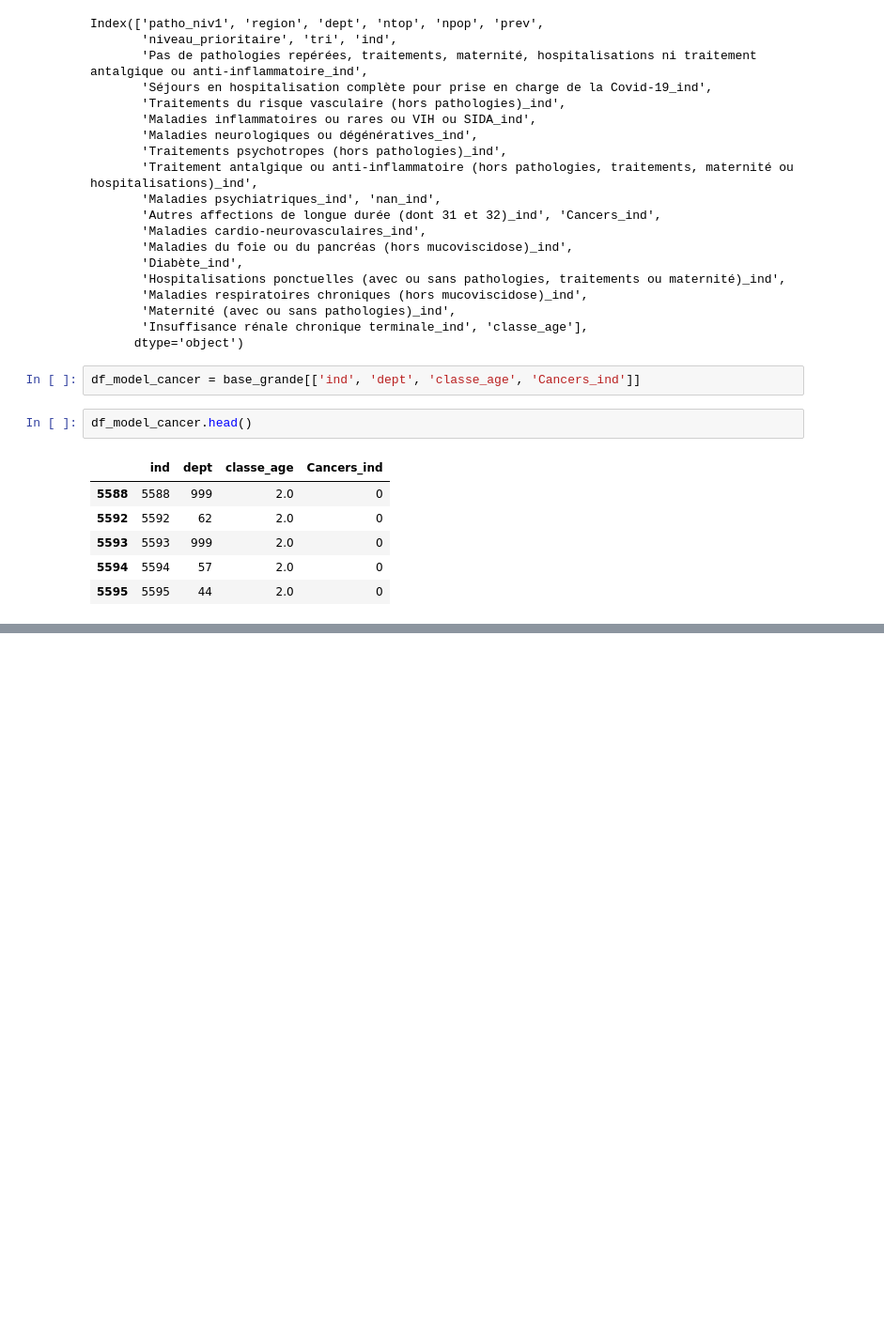
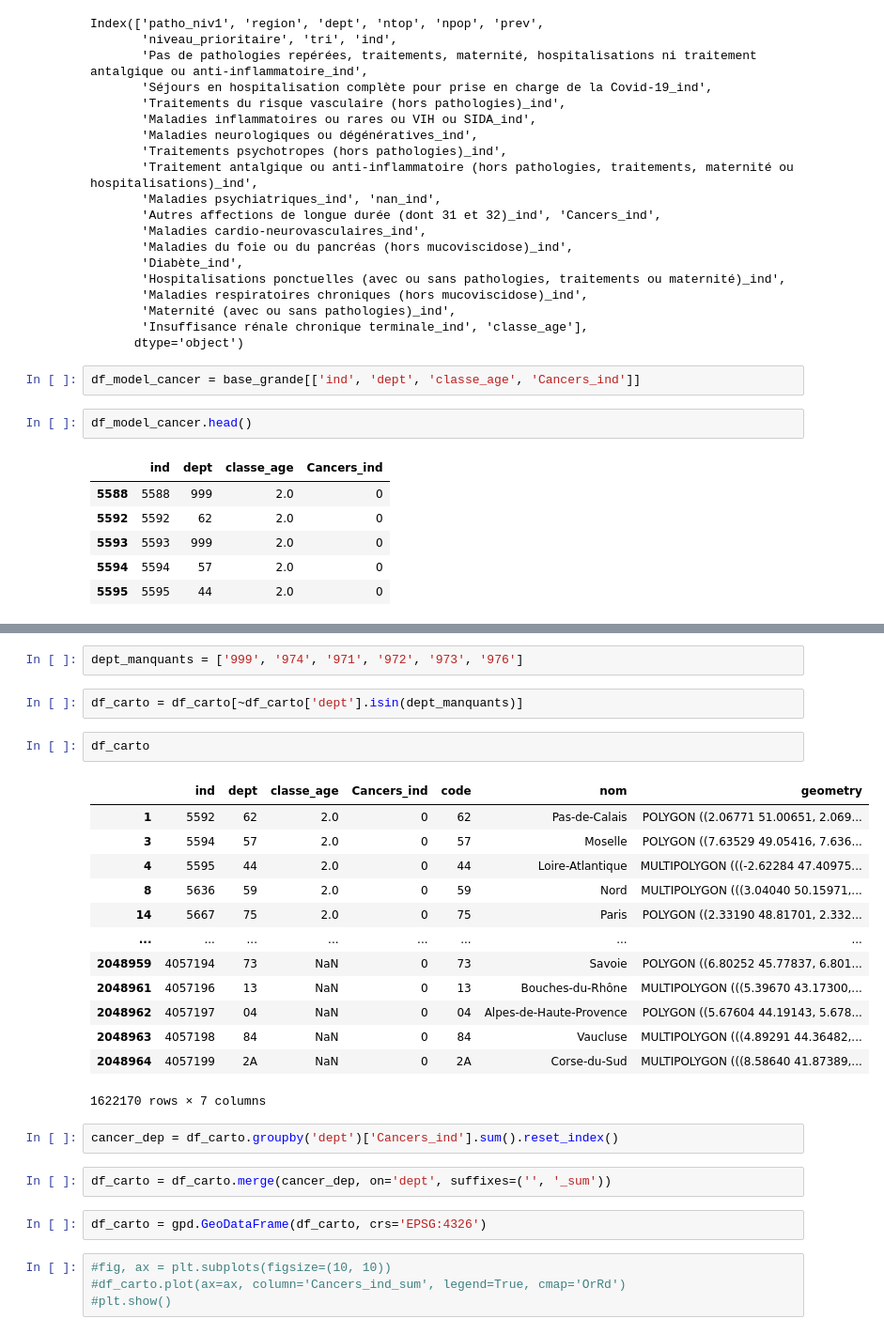
Before and after one commit to tpaquier/Python_DS, a Jupyter notebook: Reduction_dimension_et_carto.ipynb, the cells around one changed output, grey strips where cells are left out. Shown: that part at 94% size. Saved outputs shown, nothing was run; the diff lists cells and outputs as text; blank space fills up the shorter version.

```diff
--- a/Reduction_dimension_et_carto.ipynb
+++ b/Reduction_dimension_et_carto.ipynb
@@ -186,0 +237,30 @@ SyntaxError: unterminated string literal (detected at line 1) (2068925053.py, li
+# %%
+dept_manquants = ['999', '974', '971', '972', '973', '976']
+# %%
+df_carto = df_carto[~df_carto['dept'].isin(dept_manquants)]
+# %%
+df_carto
+# %% [output]
+|  | ind | dept | classe_age | Cancers_ind | code | nom | geometry |
+| 1 | 5592 | 62 | 2.0 | 0 | 62 | Pas-de-Calais | POLYGON ((2.06771 51.00651, 2.069... |
+| 3 | 5594 | 57 | 2.0 | 0 | 57 | Moselle | POLYGON ((7.63529 49.05416, 7.636... |
+| 4 | 5595 | 44 | 2.0 | 0 | 44 | Loire-Atlantique | MULTIPOLYGON (((-2.62284 47.40975... |
+| 8 | 5636 | 59 | 2.0 | 0 | 59 | Nord | MULTIPOLYGON (((3.04040 50.15971,... |
+| 14 | 5667 | 75 | 2.0 | 0 | 75 | Paris | POLYGON ((2.33190 48.81701, 2.332... |
+| ... | ... | ... | ... | ... | ... | ... | ... |
+| 2048959 | 4057194 | 73 | NaN | 0 | 73 | Savoie | POLYGON ((6.80252 45.77837, 6.801... |
+| 2048961 | 4057196 | 13 | NaN | 0 | 13 | Bouches-du-Rhône | MULTIPOLYGON (((5.39670 43.17300,... |
+| 2048962 | 4057197 | 04 | NaN | 0 | 04 | Alpes-de-Haute-Provence | POLYGON ((5.67604 44.19143, 5.678... |
+| 2048963 | 4057198 | 84 | NaN | 0 | 84 | Vaucluse | MULTIPOLYGON (((4.89291 44.36482,... |
+| 2048964 | 4057199 | 2A | NaN | 0 | 2A | Corse-du-Sud | MULTIPOLYGON (((8.58640 41.87389,... |
+1622170 rows × 7 columns
+# %%
+cancer_dep = df_carto.groupby('dept')['Cancers_ind'].sum().reset_index()
+# %%
+df_carto = df_carto.merge(cancer_dep, on='dept', suffixes=('', '_sum'))
+# %%
+df_carto = gpd.GeoDataFrame(df_carto, crs='EPSG:4326')
+# %%
+#fig, ax = plt.subplots(figsize=(10, 10))
+#df_carto.plot(ax=ax, column='Cancers_ind_sum', legend=True, cmap='OrRd')
+#plt.show()
```
Also changed, not shown: parts of 10 cells of this notebook, 2 other files.
